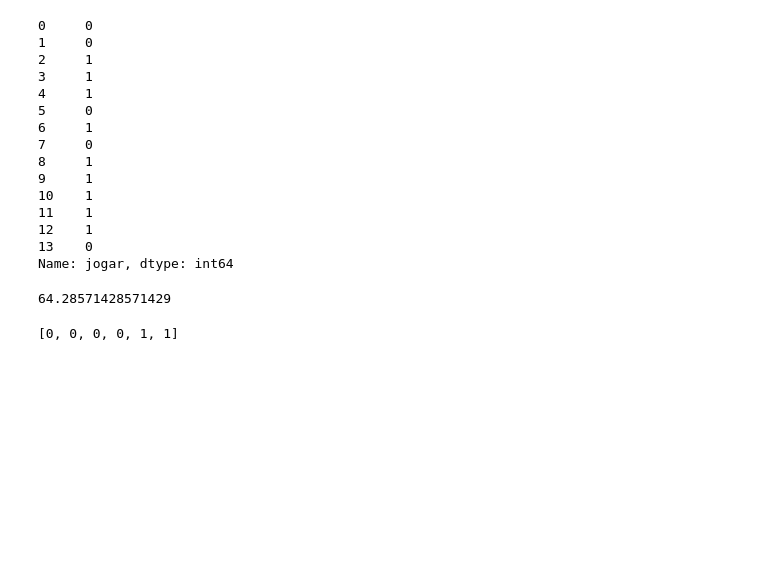
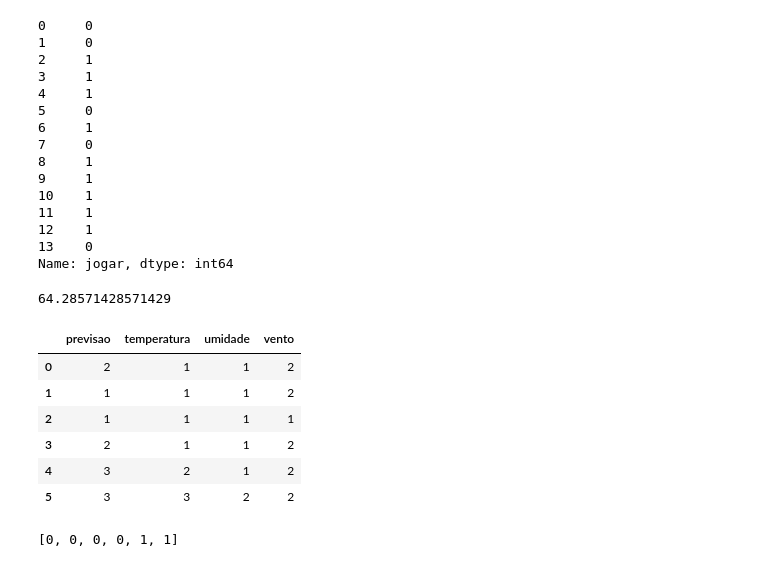
Before and after one commit to lcbjrrr/quant, a Jupyter notebook: IBMEC11_RedesNeurais.ipynb, the cells around one changed output. Drawn from its saved outputs; the diff is of its cells as text; code cells hidden in the pictures; blank space fills up the shorter version.

```diff
--- a/IBMEC11_RedesNeurais.ipynb
+++ b/IBMEC11_RedesNeurais.ipynb
@@ -89,6 +88,17 @@ acuracia_treino= accuracy_score(y_treino,prev_treino)
 acuracia_treino*100
 # %% [output]
 64.28571428571429
+# %%
+teste  = pd.read_csv('https://raw.githubusercontent.com/lcbjuk/ML/master/dados/volei%20-%20prd.csv')
+teste
+# %% [output]
+|  | previsao | temperatura | umidade | vento |
+| 0 | 2 | 1 | 1 | 2 |
+| 1 | 1 | 1 | 1 | 2 |
+| 2 | 1 | 1 | 1 | 1 |
+| 3 | 2 | 1 | 1 | 2 |
+| 4 | 3 | 2 | 1 | 2 |
+| 5 | 3 | 3 | 2 | 2 |
 # %%
 previsoes = nn.predict(teste[['previsao',  'temperatura',  'umidade',  'vento']] )
 prev_teste = []
```
Also changed, not shown: parts of 3 cells of this notebook.
